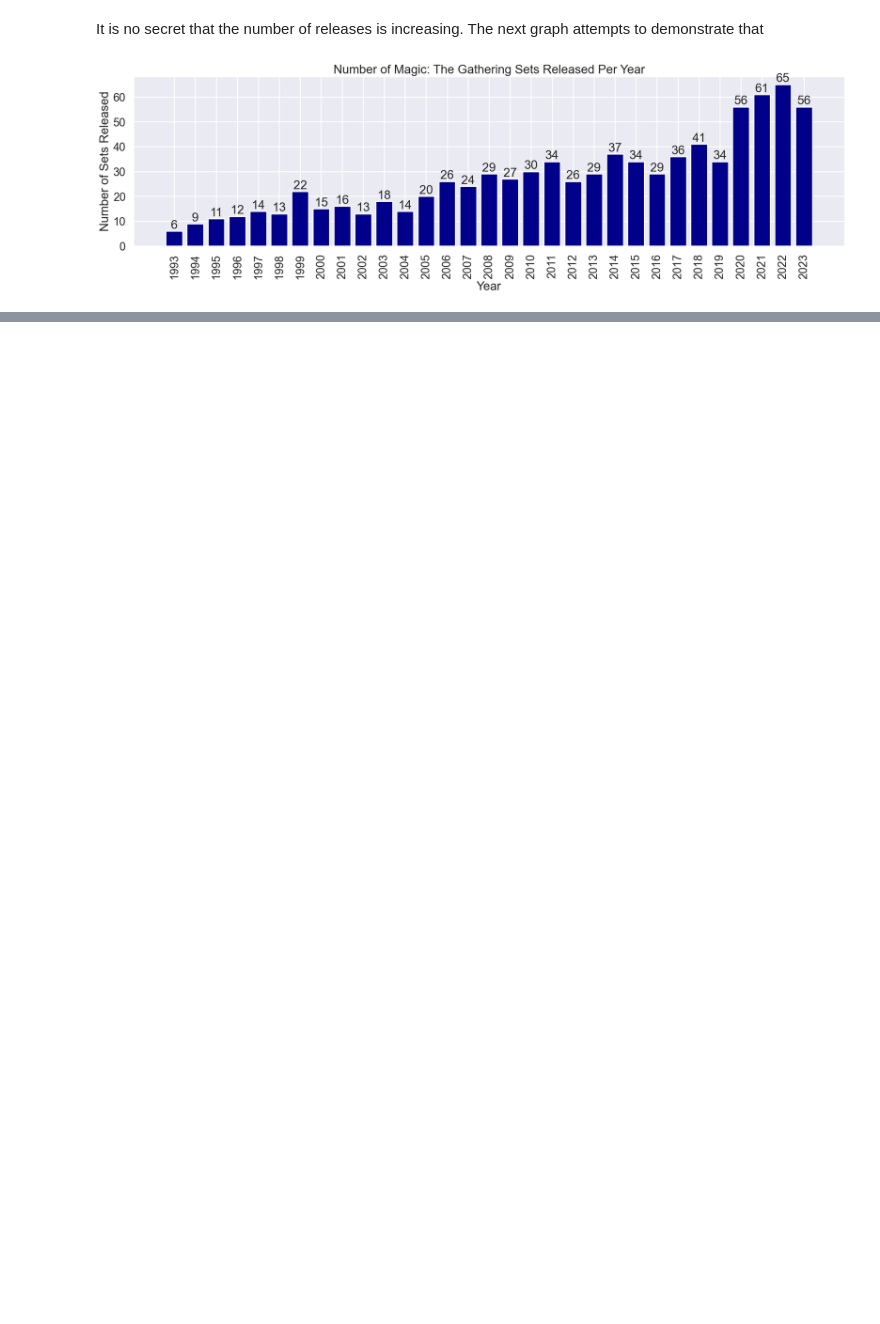
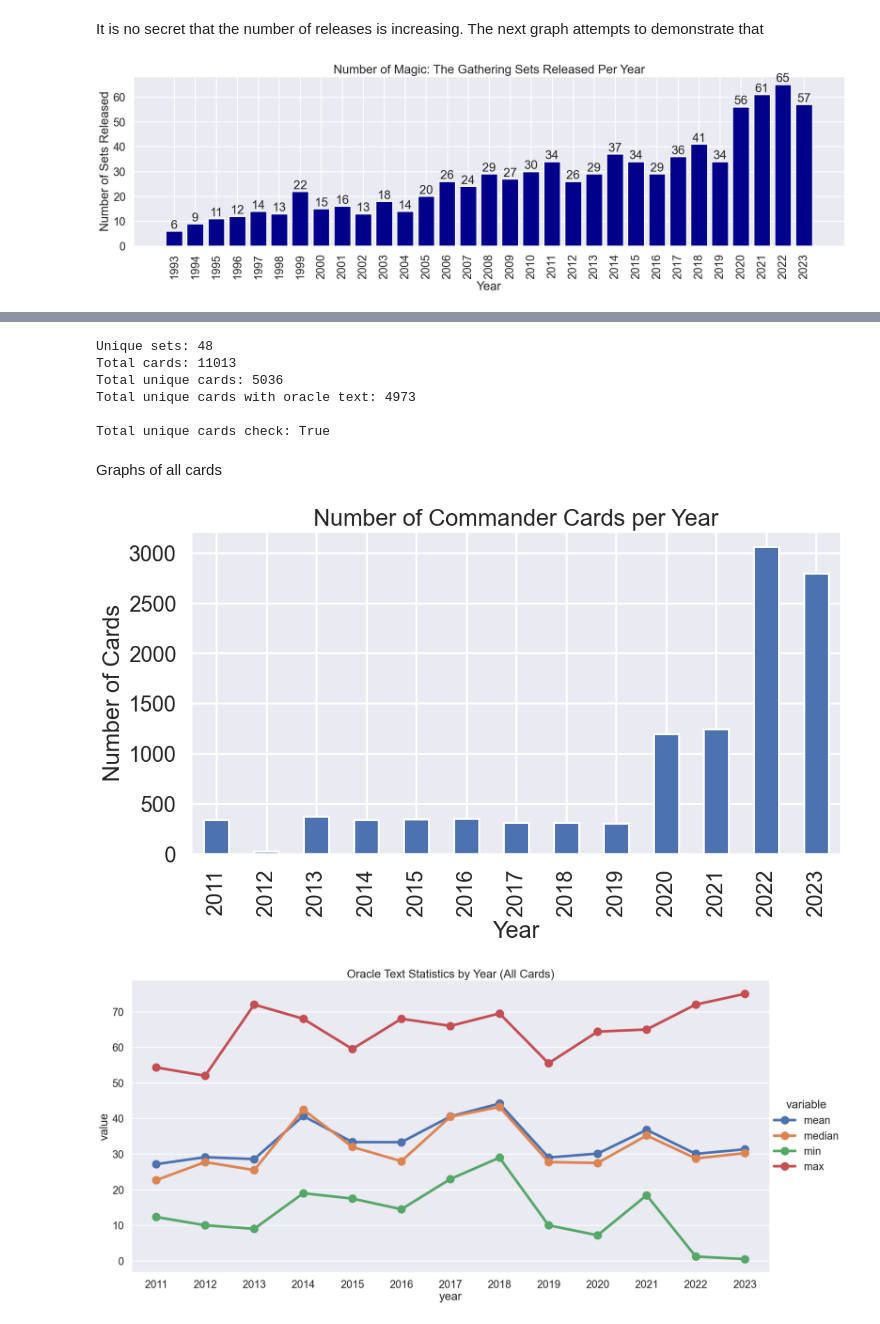
Before and after one commit to LondonBrit/mtg_data_analysis, a Jupyter notebook: Complete Analysis.ipynb, the cells around one changed output, grey strips where cells are left out. Cells and saved outputs as stored; diff of their text form; code cells hidden in the pictures; blank space fills up the shorter version.

Commit message:
Made a new file for looking at commander

```diff
--- a/Complete Analysis.ipynb
+++ b/Complete Analysis.ipynb
@@ -371,0 +458,76 @@ plt.show()
+# %%
+commander_df = df[df['set_name'].str.contains('commander', case=False, na=False)]
+commander_df = commander_df[~commander_df['set_name'].str.contains("minigame", case=False, na=False)]
+# Filter rows where 'type_line' contains "token"
+commander_df = commander_df[~commander_df['type_line'].str.contains('token', case=False, na=False)]
+
+unique_sets = commander_df['set_name'].unique()
+
+print(f"Unique sets: {len(unique_sets)}")
+print(f"Total cards: {len(commander_df)}")
+print(f"Total unique cards: {len(commander_df['name'].unique())}")
+print(f"Total unique cards with oracle text: {len(commander_df[commander_df['oracle_text'] != '']['name'].unique())}")
+print()
+
+# for set_name in unique_sets:
+#     print(set_name)
+
+# Sort the DataFrame by 'released_at' in ascending order
+unique_commander_df = commander_df.sort_values(by='released_at')
+
+# Drop duplicates based on the 'name' column and keep only the earliest version of each unique name
+unique_commander_df = commander_df.drop_duplicates(subset='name', keep='first')
+
+print(f"Total unique cards check: {len(unique_commander_df) == len(commander_df['name'].unique())}")
+# Compare the number of unique cards and print the result as a boolean
+# %% [output]
+Unique sets: 48
+Total cards: 11013
+Total unique cards: 5036
+Total unique cards with oracle text: 4973
+
+Total unique cards check: True
+# %% [markdown]
+Graphs of all cards
+# %%
+commander_df.loc[:, 'released_at'] = pd.to_datetime(commander_df['released_at'])
+commander_df.loc[:, 'year'] = commander_df['released_at'].dt.year
+
+# Group the data by 'year' and get the number of cards in each group
+cards_per_year = commander_df.groupby('year').size()
+
+# Create a graph showing the number of cards per year
+cards_per_year.plot(kind='bar', figsize=(12, 6))
+plt.title('Number of Commander Cards per Year')
+plt.xlabel('Year')
+plt.ylabel('Number of Cards')
+plt.show()
+
+# Count the number of words in each oracle_text
+commander_df.loc[:, 'word_count'] = commander_df['oracle_text'].apply(lambda x: len(str(x).split()))
+
+# Group by set and year, and calculate mean, median, min, and max word count
+stats = commander_df.groupby(['set_name', 'year'])['word_count'].agg(['mean', 'median', 'min', 'max']).reset_index()
+
+# Reshape the DataFrame for easier plotting
+melted_stats = stats.melt(id_vars=['set_name', 'year'], value_vars=['mean', 'median', 'min', 'max'])
+
+# Create a bar plot with 'year' on the x-axis
+sns.catplot(data=melted_stats, x='year', y='value', hue='variable', kind='point', errorbar=None, height=10, aspect=2)
+plt.title('Oracle Text Statistics by Year (All Cards)')
+plt.show()
+
+# Merge 'released_at' back into the 'melted_stats' DataFrame
+melted_stats = pd.merge(melted_stats, commander_df[['set_name', 'year', 'released_at']].drop_duplicates(), on=['set_name', 'year'], how='left')
+
+# Sort the DataFrame by 'released_at'
+melted_stats_sorted = melted_stats.sort_values(by='released_at')
+
+# Create a bar plot with 'set_name' on the x-axis
+sns.catplot(data=melted_stats_sorted, x='set_name', y='value', hue='variable', kind='point', errorbar=None, height=10, aspect=2)
+plt.xticks(rotation=90)  # Rotate x-axis labels for readability
+plt.title('Oracle Text Statistics by Set (All Cards)')
+plt.show()
+# %% [output]
+[figure, added]
+[figure, added]
```
Also changed, not shown: parts of 11 cells of this notebook, 3 other files.
